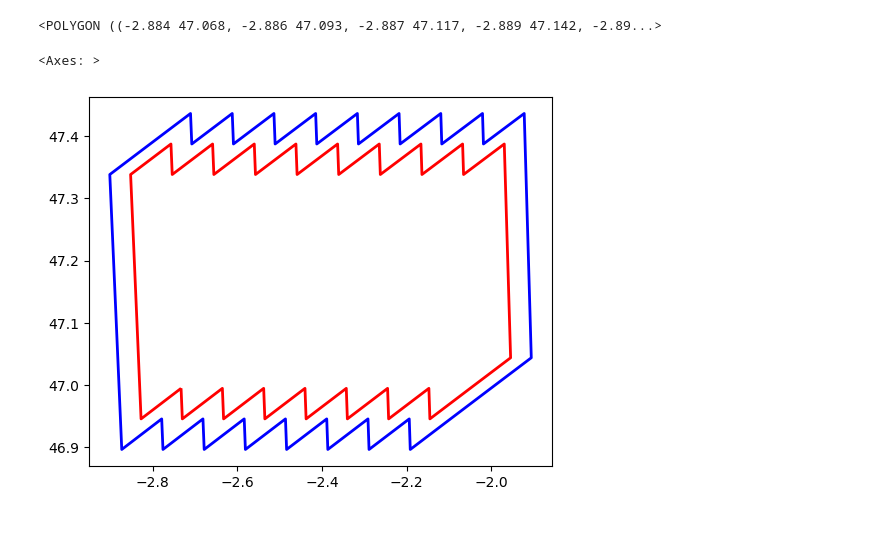
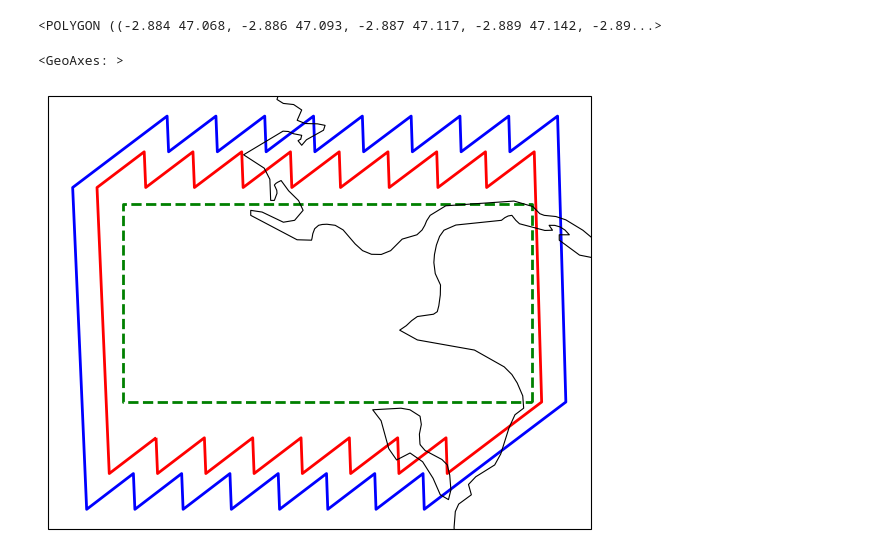
Before and after one commit to FAIR2Adapt/softwares_RIOMAR, a Jupyter notebook: notebook/Create_ROI_from_bbox.ipynb, the cells around one changed output. Drawn from its saved outputs; the diff is of its cells as text; code cells hidden in the pictures; blank space fills up the shorter version.

Commit message:
add bbox and coastline

```diff
--- a/notebook/Create_ROI_from_bbox.ipynb
+++ b/notebook/Create_ROI_from_bbox.ipynb
@@ -170,14 +170,29 @@ gdf = gpd.GeoDataFrame(
 
 gdf.to_file("outer_boundary.geojson", driver="GeoJSON")
 # %%
+import cartopy.crs as ccrs
+import cartopy.feature as cfeature
+import matplotlib.pyplot as plt
+
+fig, ax = plt.subplots(subplot_kw={"projection": ccrs.PlateCarree()}, figsize=(7, 7))
+
+
 gdf_fp = gpd.GeoDataFrame(
     {"name": ["parent_ids"]},
     geometry=[get_boundary(parent_ids,parent_level,plot=False)],
     crs="EPSG:4326",
 )
-ax = gdf_fp.plot(edgecolor="red", facecolor="none", linewidth=2)
+gdf_fp.plot(ax = ax, edgecolor="red", facecolor="none", linewidth=2)
 ax.set_aspect("equal")
 gdf.plot(ax=ax, edgecolor="blue", facecolor="none", linewidth=2)
+ax.coastlines(resolution="10m", linewidth=0.8)
+
+gdf_bbox = gpd.GeoDataFrame(
+    {"name": ["bbox"]},
+    geometry=[box(*bbox)],
+    crs="EPSG:4326",
+)
+gdf_bbox.plot(ax=ax, edgecolor="green", facecolor="none", linewidth=2, linestyle="--")
 # %% [output]
-<Axes: >
+<GeoAxes: >
-[figure, old version]
+[figure, new version]
```
